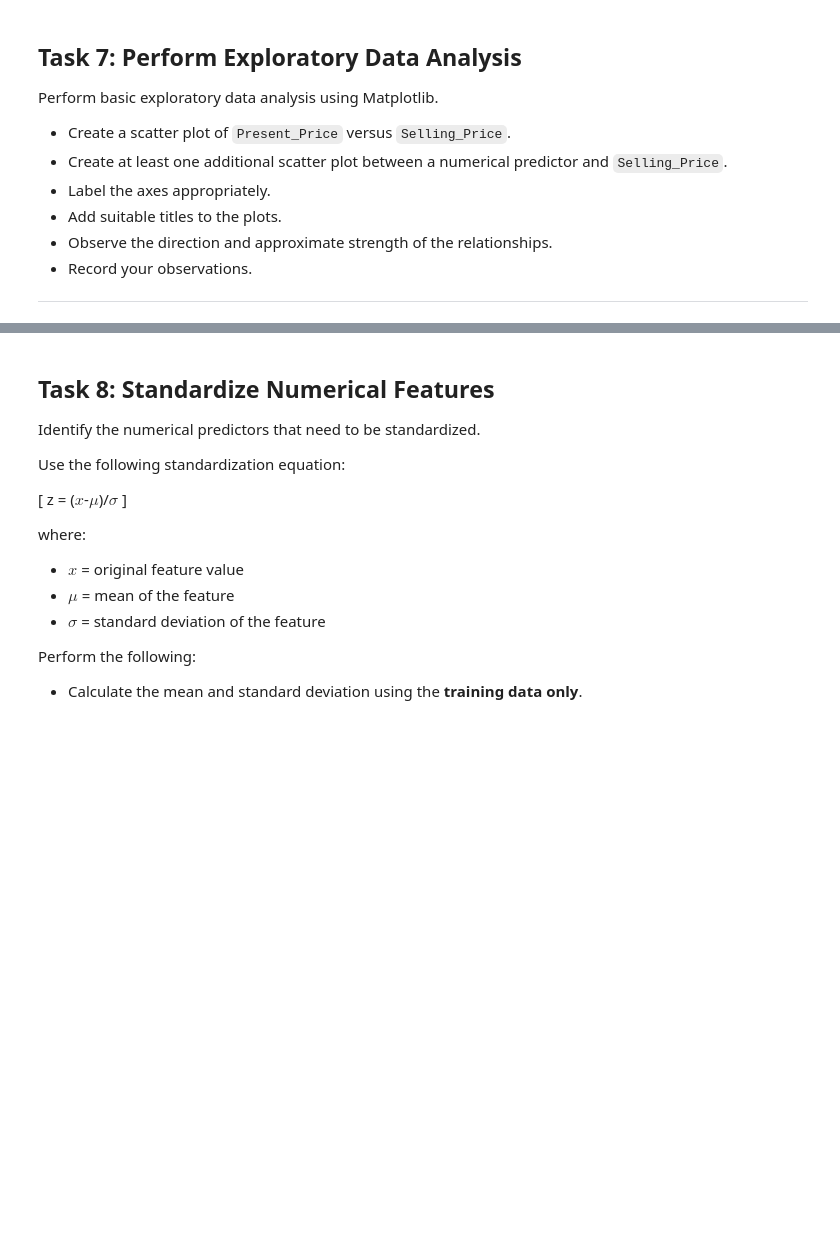
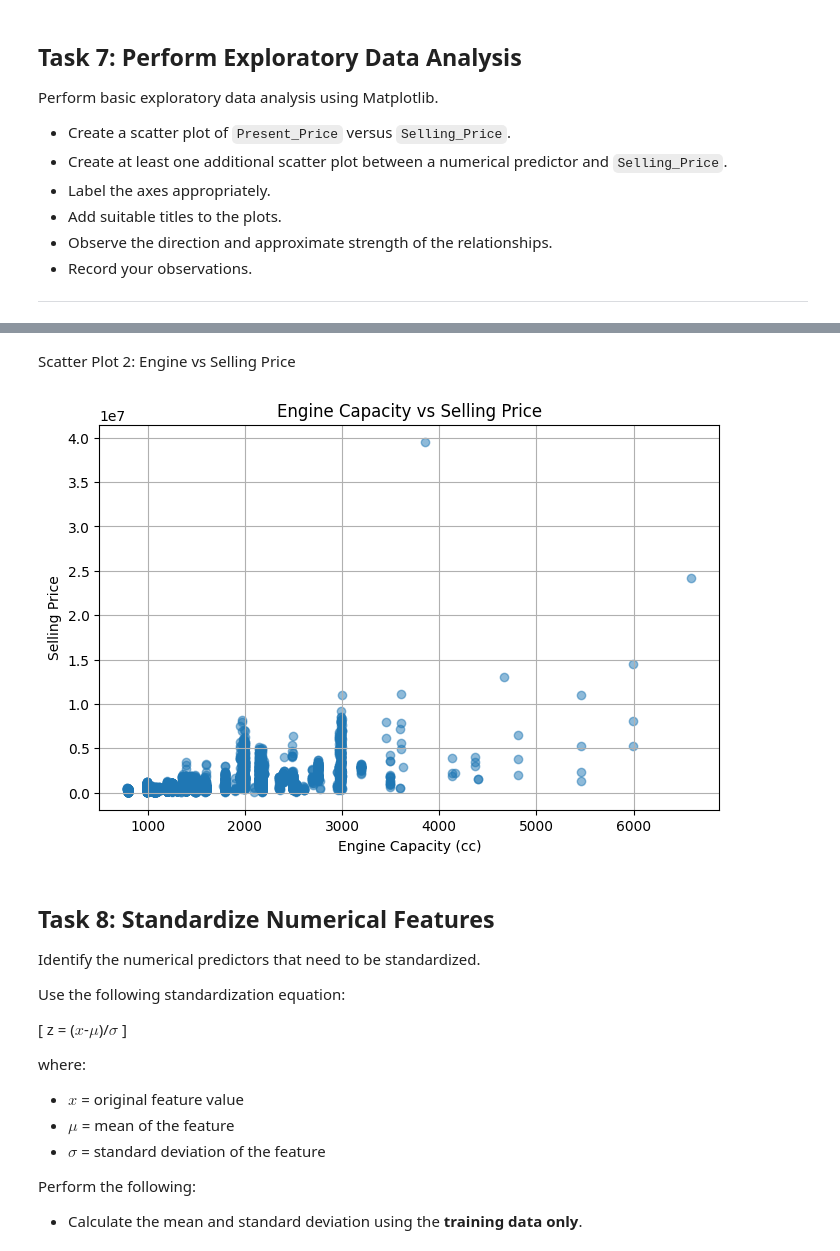
Before and after one commit to rahulm8132/CSL701-CE25_Machine-Learning-Lab, a Jupyter notebook: ML_Experiment_3.ipynb, the cells around one changed output, grey strips where cells are left out. Saved outputs shown, nothing was run; the diff lists cells and outputs as text; code cells hidden in the pictures; blank space fills up the shorter version.

```diff
--- a/ML_Experiment_3.ipynb
+++ b/ML_Experiment_3.ipynb
@@ -345,3 +452,22 @@ plt.show()
+# %% [markdown]
+Scatter Plot 2: Engine vs Selling Price
+# %%
+plt.figure(figsize=(8, 5))
+
+plt.scatter(
+    df["engine"],
+    df["selling_price"],
+    alpha=0.5
+)
+
+plt.xlabel("Engine Capacity (cc)")
+plt.ylabel("Selling Price")
+plt.title("Engine Capacity vs Selling Price")
+
+plt.grid(True)
+plt.show()
+# %% [output]
+[figure, added]
 # %% [markdown]
 ## Task 8: Standardize Numerical Features
 
```
Also changed, not shown: parts of 42 cells of this notebook.
